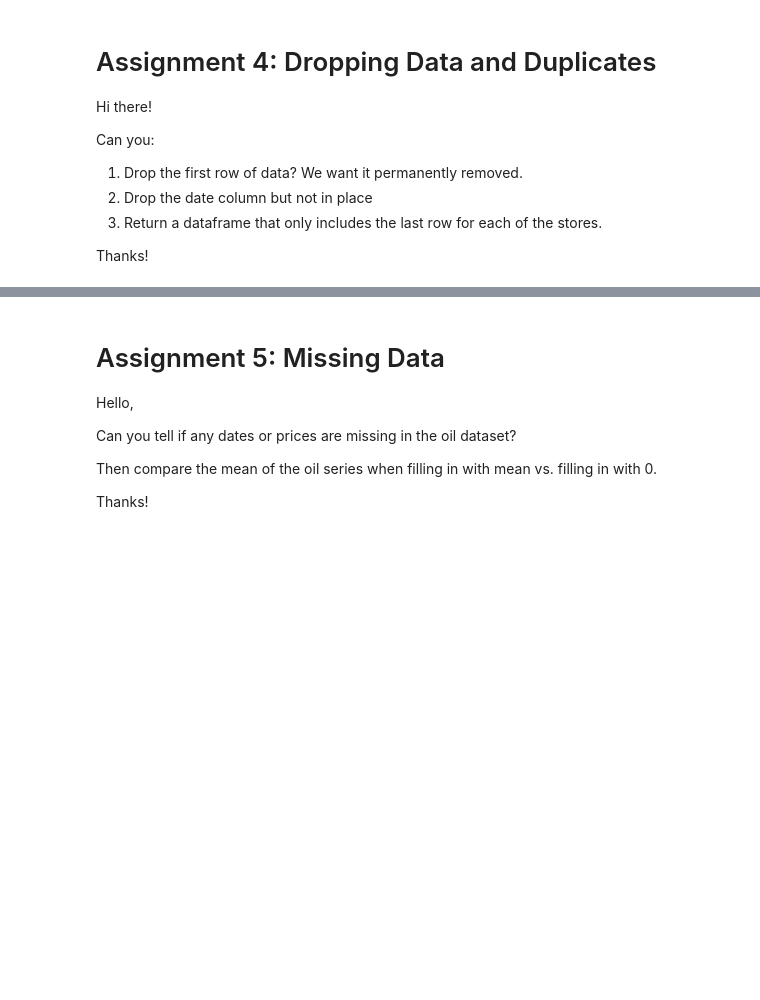
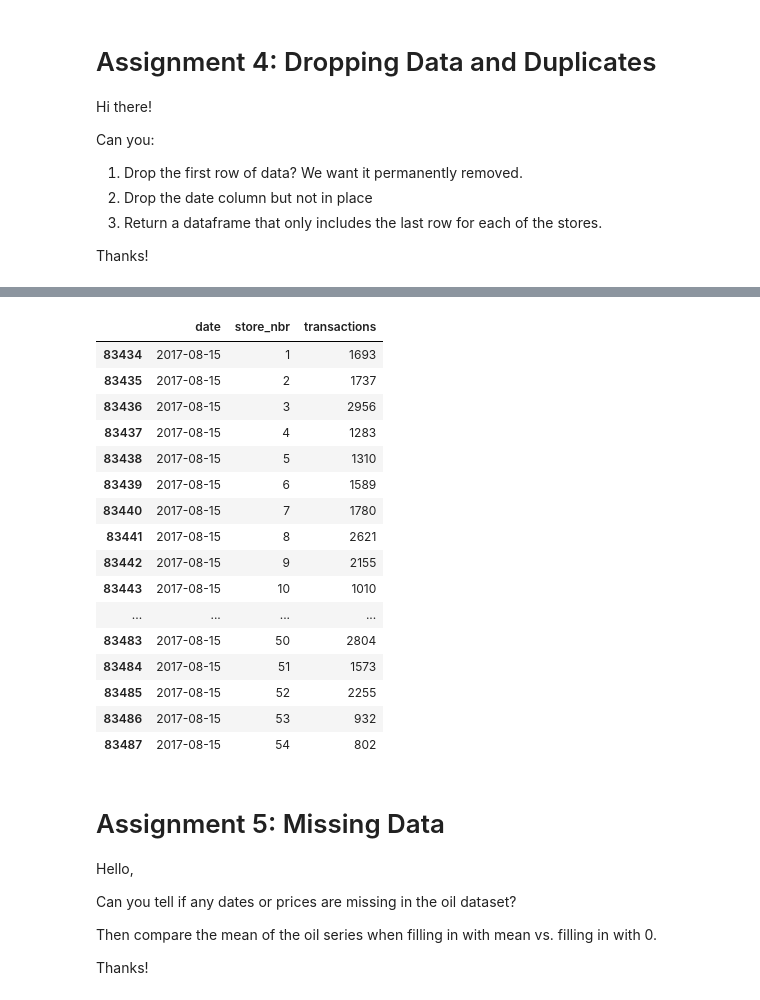
Before and after one commit to atsianis/DataframesPractice, a Jupyter notebook: section03_DataFrames.ipynb, the cells around one changed output, grey strips where cells are left out. Drawn from its saved outputs; the diff is of its cells as text; code cells hidden in the pictures; blank space fills up the shorter version.

Commit message:
drop data

```diff
--- a/section03_DataFrames.ipynb
+++ b/section03_DataFrames.ipynb
@@ -153,0 +161,2 @@ transactions.head()
+# %%
+transactions.drop([1], axis=0, inplace=True)
@@ -154,3 +181,23 @@ transactions.head()
+# %%
+transactions.drop_duplicates(subset=["store_nbr"], keep="last")
+# %% [output]
+|  | date | store_nbr | transactions |
+| 83434 | 2017-08-15 | 1 | 1693 |
+| 83435 | 2017-08-15 | 2 | 1737 |
+| 83436 | 2017-08-15 | 3 | 2956 |
+| 83437 | 2017-08-15 | 4 | 1283 |
+| 83438 | 2017-08-15 | 5 | 1310 |
+| 83439 | 2017-08-15 | 6 | 1589 |
+| 83440 | 2017-08-15 | 7 | 1780 |
+| 83441 | 2017-08-15 | 8 | 2621 |
+| 83442 | 2017-08-15 | 9 | 2155 |
+| 83443 | 2017-08-15 | 10 | 1010 |
+| ... | ... | ... | ... |
+| 83483 | 2017-08-15 | 50 | 2804 |
+| 83484 | 2017-08-15 | 51 | 1573 |
+| 83485 | 2017-08-15 | 52 | 2255 |
+| 83486 | 2017-08-15 | 53 | 932 |
+| 83487 | 2017-08-15 | 54 | 802 |
 # %% [markdown]
 # Assignment 5: Missing Data
 
```
Also changed, not shown: parts of 3 cells of this notebook.
